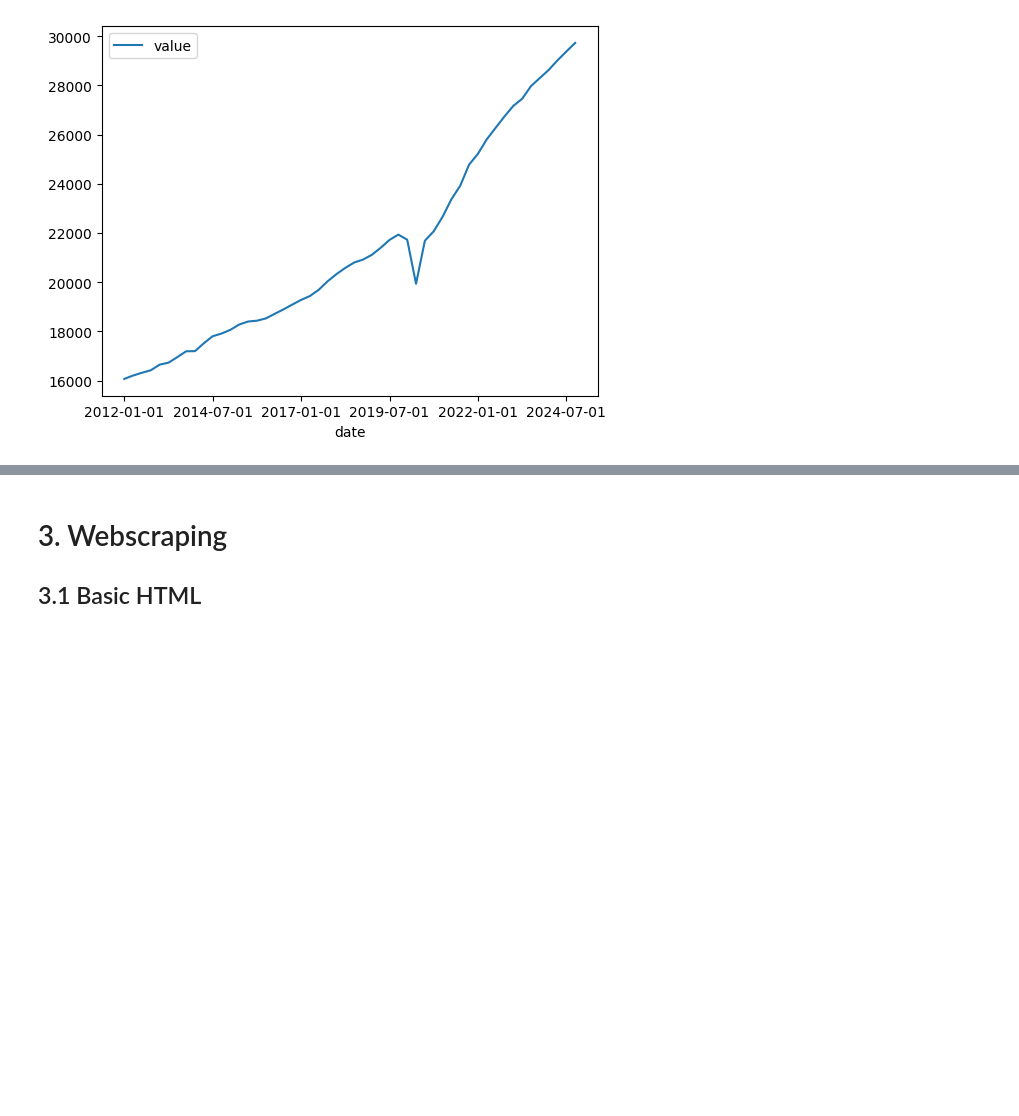
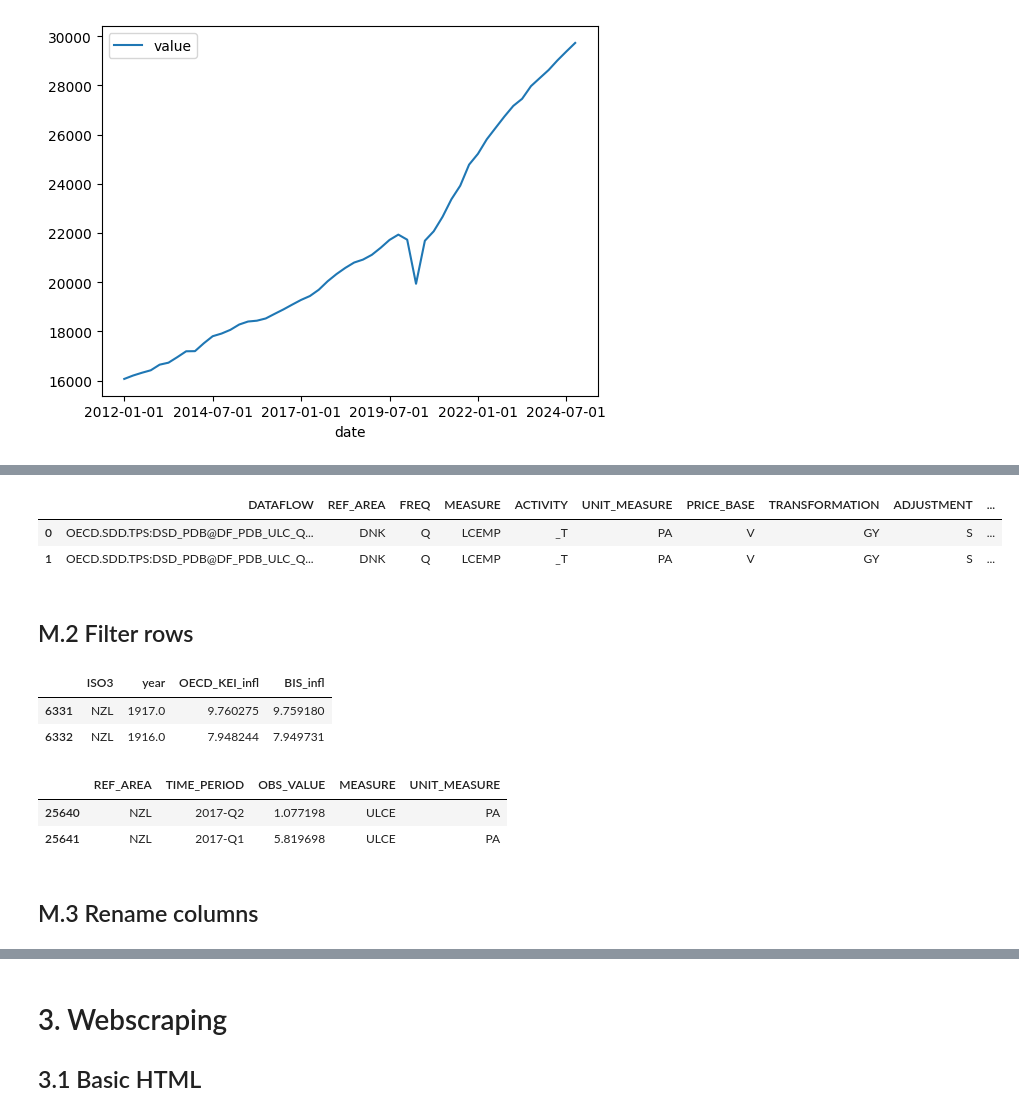
Before and after one commit to tuelan/graspp_2025_spring, a Jupyter notebook: notebooks/module_1/week_2/download_api.ipynb, the cells around one changed output, grey strips where cells are left out. Cells and saved outputs as stored; diff of their text form; code cells hidden in the pictures; blank space fills up the shorter version.

```diff
--- a/notebooks/module_1/week_2/download_api.ipynb
+++ b/notebooks/module_1/week_2/download_api.ipynb
@@ -158,0 +236,19 @@ df.set_index('date')['2012':].plot()
+# %%
+url = "https://sdmx.oecd.org/public/rest/data/OECD.SDD.TPS,DSD_PDB@DF_PDB_ULC_Q,1.0/.Q.......?startPeriod=1990-Q4&format=csv"
+response = requests.get(url)
+data = io.StringIO(response.text)
+df_oecd = pd.read_csv(data)
+df_oecd.head(2)
+# %% [output]
+|  | DATAFLOW | REF_AREA | FREQ | MEASURE | ACTIVITY | UNIT_MEASURE | PRICE_BASE | TRANSFORMATION | ADJUSTMENT | ... |
+| 0 | OECD.SDD.TPS:DSD_PDB@DF_PDB_ULC_Q... | DNK | Q | LCEMP | _T | PA | V | GY | S | ... |
+| 1 | OECD.SDD.TPS:DSD_PDB@DF_PDB_ULC_Q... | DNK | Q | LCEMP | _T | PA | V | GY | S | ... |
+# %% [markdown]
+## M.2 Filter rows
+# %%
+df_macro_nz = df_macro.query("ISO3 == 'NZL'")[['ISO3', 'year', 'OECD_KEI_infl', 'BIS_infl']].dropna()
+df_macro_nz.tail(2)
+# %% [output]
+|  | ISO3 | year | OECD_KEI_infl | BIS_infl |
+| 6331 | NZL | 1917.0 | 9.760275 | 9.759180 |
+| 6332 | NZL | 1916.0 | 7.948244 | 7.949731 |
@@ -158,0 +258,10 @@ df.set_index('date')['2012':].plot()
+# %%
+cols = ['REF_AREA', 'TIME_PERIOD', 'OBS_VALUE', 'MEASURE', 'UNIT_MEASURE']
+df_oecd_nz = df_oecd[cols].query("REF_AREA == 'NZL' & MEASURE=='ULCE' & UNIT_MEASURE == 'PA'")
+df_oecd_nz.head(2)
+# %% [output]
+|  | REF_AREA | TIME_PERIOD | OBS_VALUE | MEASURE | UNIT_MEASURE |
+| 25640 | NZL | 2017-Q2 | 1.077198 | ULCE | PA |
+| 25641 | NZL | 2017-Q1 | 5.819698 | ULCE | PA |
+# %% [markdown]
+## M.3 Rename columns
```
Also changed, not shown: parts of 154 cells of this notebook, 1 other file.
